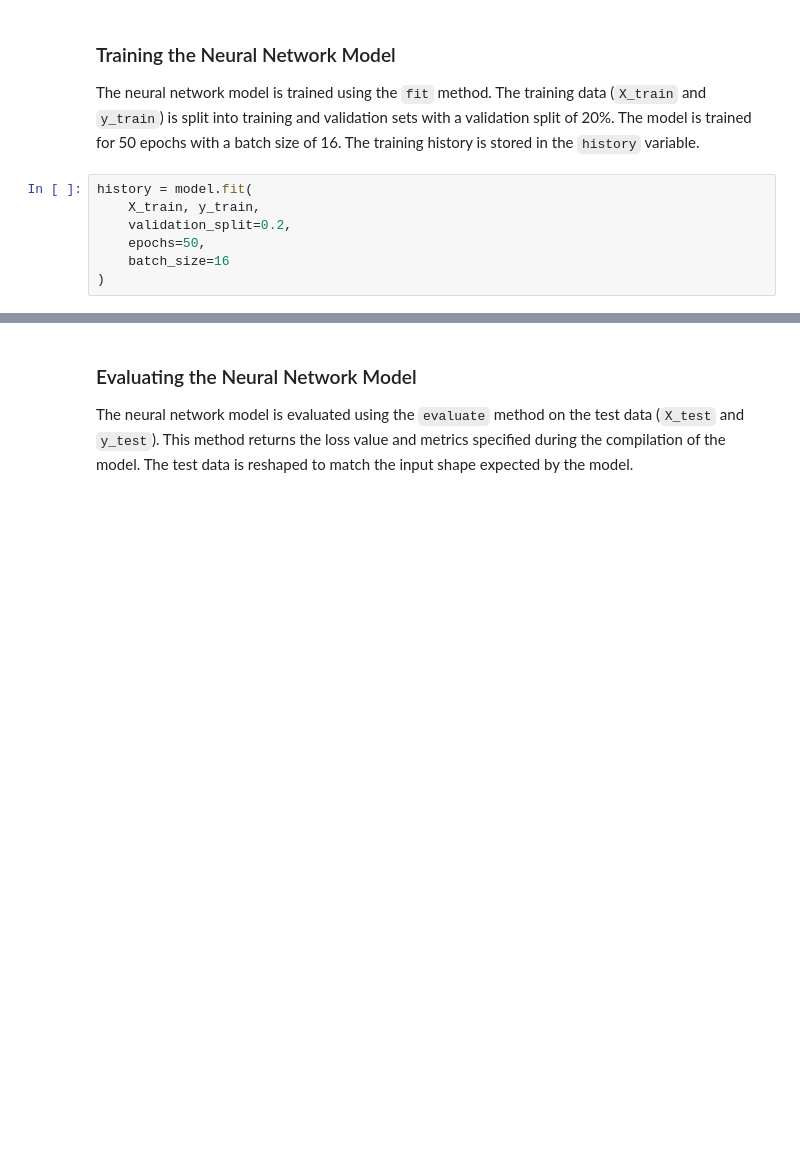
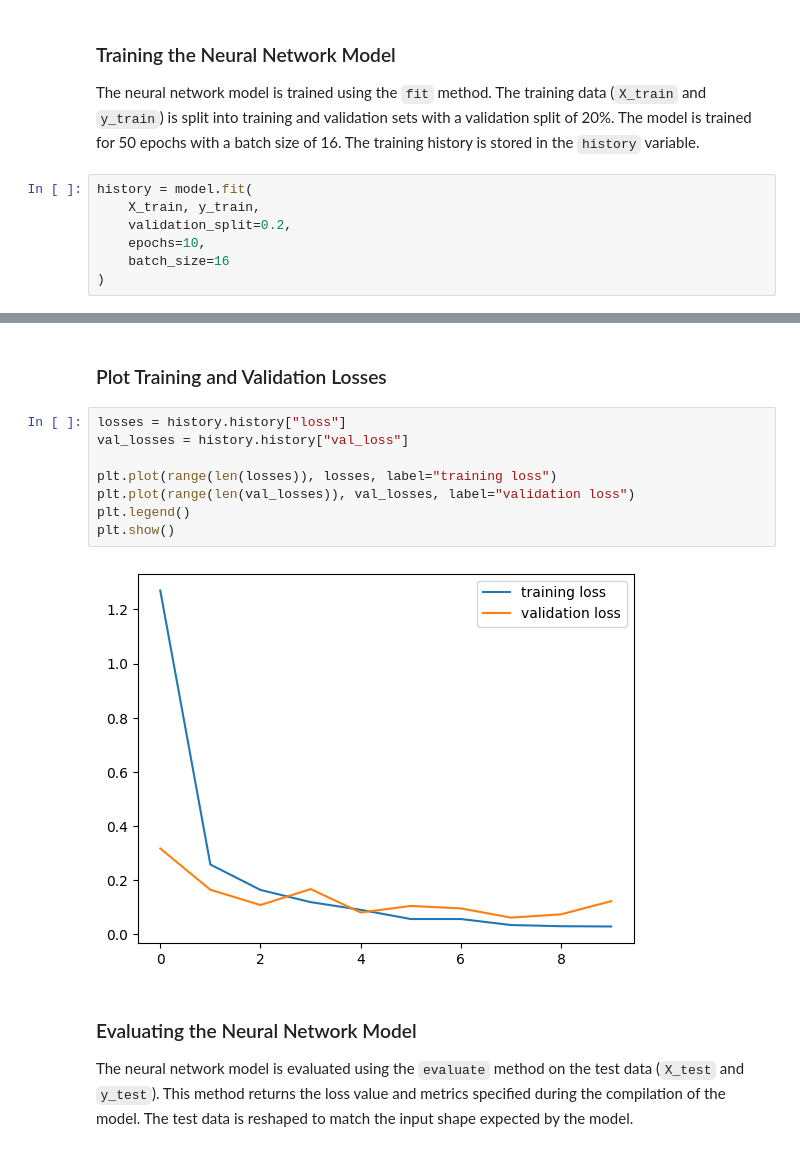
Before and after one commit to ayoubnajjout/handwritten-digits-recognition, a Jupyter notebook: digits_recognition.ipynb, the cells around one changed output, grey strips where cells are left out. Cells and saved outputs as stored; diff of their text form; blank space fills up the shorter version.

```diff
--- a/digits_recognition.ipynb
+++ b/digits_recognition.ipynb
@@ -131,7 +131,7 @@ The neural network model is trained using the `fit` method. The training data (`
 history = model.fit(
     X_train, y_train,
     validation_split=0.2,
-    epochs=50,
+    epochs=10,
     batch_size=16
 )
 # %% [output]
@@ -155,3 +158,15 @@ Epoch 50/50
+# %% [markdown]
+### Plot Training and Validation Losses
+# %%
+losses = history.history["loss"]
+val_losses = history.history["val_loss"]
+
+plt.plot(range(len(losses)), losses, label="training loss")
+plt.plot(range(len(val_losses)), val_losses, label="validation loss")
+plt.legend()
+plt.show()
+# %% [output]
+[figure, added]
 # %% [markdown]
 ### Evaluating the Neural Network Model
 
```
Also changed, not shown: parts of 4 cells of this notebook.
